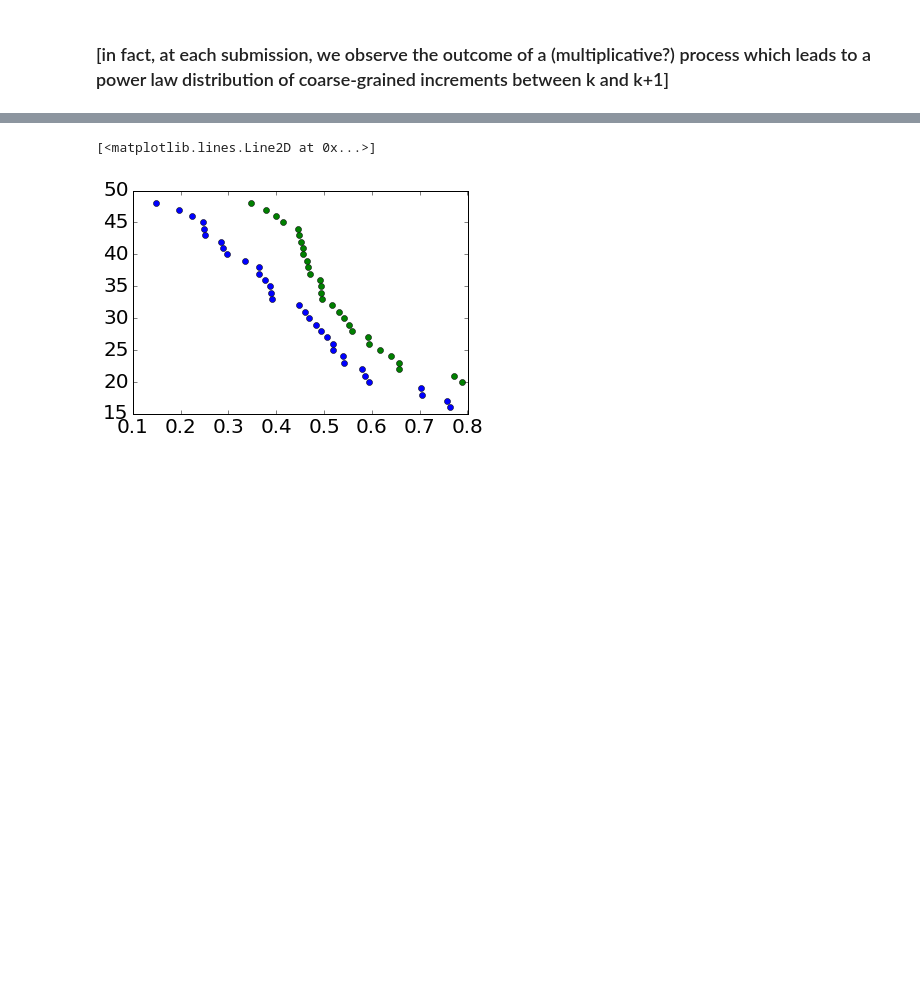
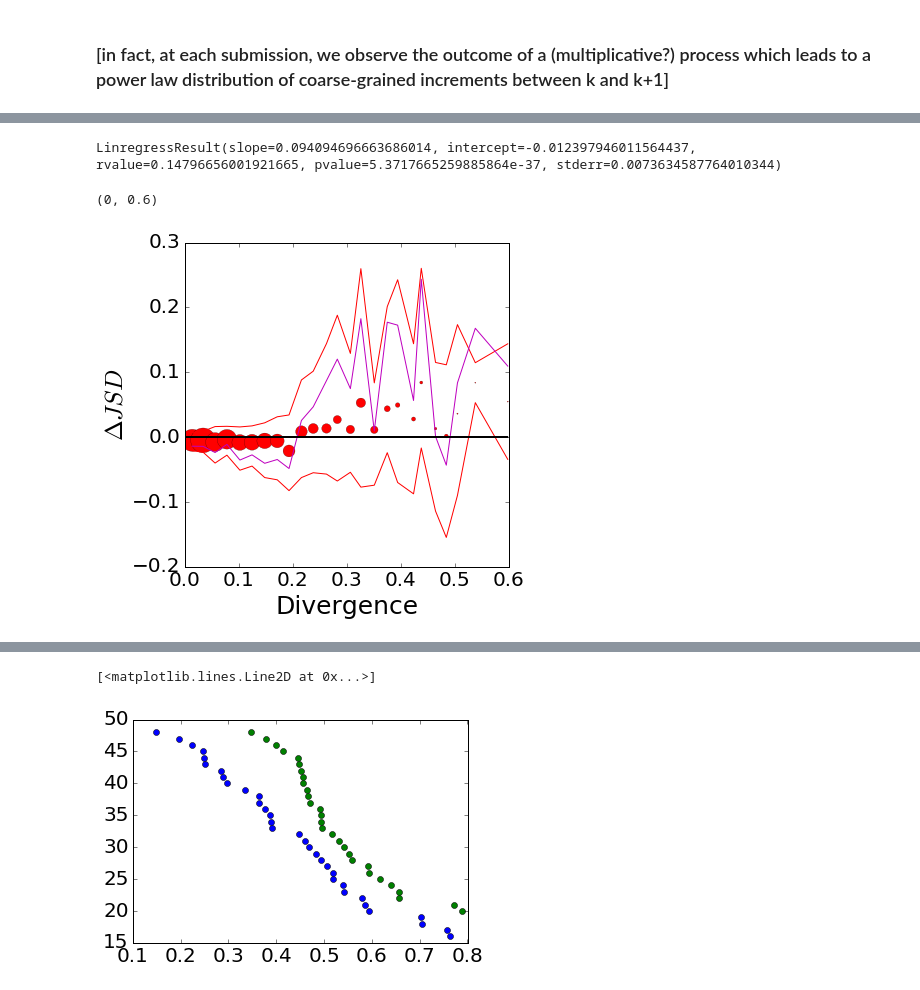
Before and after one commit to wazaahhh/bayesLearn, a Jupyter notebook: scripts/bayesLearn.ipynb, the cells around one changed output, grey strips where cells are left out. Saved outputs shown, nothing was run; the diff lists cells and outputs as text; code cells hidden in the pictures; blank space fills up the shorter version.

```diff
--- a/scripts/bayesLearn.ipynb
+++ b/scripts/bayesLearn.ipynb
@@ -127,0 +222,20 @@ complex_distances = loadDistances(treatment="complex",remove_duplicates=False)
+# %%
+B = binning(Divergence,dScore,30,confinter=10)
+#pl.plot(Divergence,dScore,'.',alpha=0.2)
+fit = S.linregress(Divergence,dScore)
+print fit
+pl.scatter(B['bins'],B['mean'],s=0.5*B['nPoints'],color='r',marker='o',linewidths=0.2,edgecolors="black")
+pl.plot(B['bins'],B['percUp'],'r-')
+pl.plot(B['bins'],B['percDown'],'r-')
+
+pl.plot(B['bins'],B['percUp'] + B['percDown'],'m-')
+
+#pl.plot(Divergence,Divergence*fit[0]+fit[1],'k-')
+pl.plot(Divergence,np.zeros_like(Divergence),'k-')
+pl.xlabel("Divergence")
+pl.ylabel("$\Delta JSD$")
+pl.xlim(0,0.6)
+# %% [output]
+LinregressResult(slope=0.094094696663686014, intercept=-0.012397946011564437, rvalue=0.14796656001921665, pvalue=5.3717665259885864e-37, stderr=0.0073634587764010344)
+(0, 0.6)
+[figure, added]
```
Also changed, not shown: parts of 28 cells of this notebook, 2 other files.
